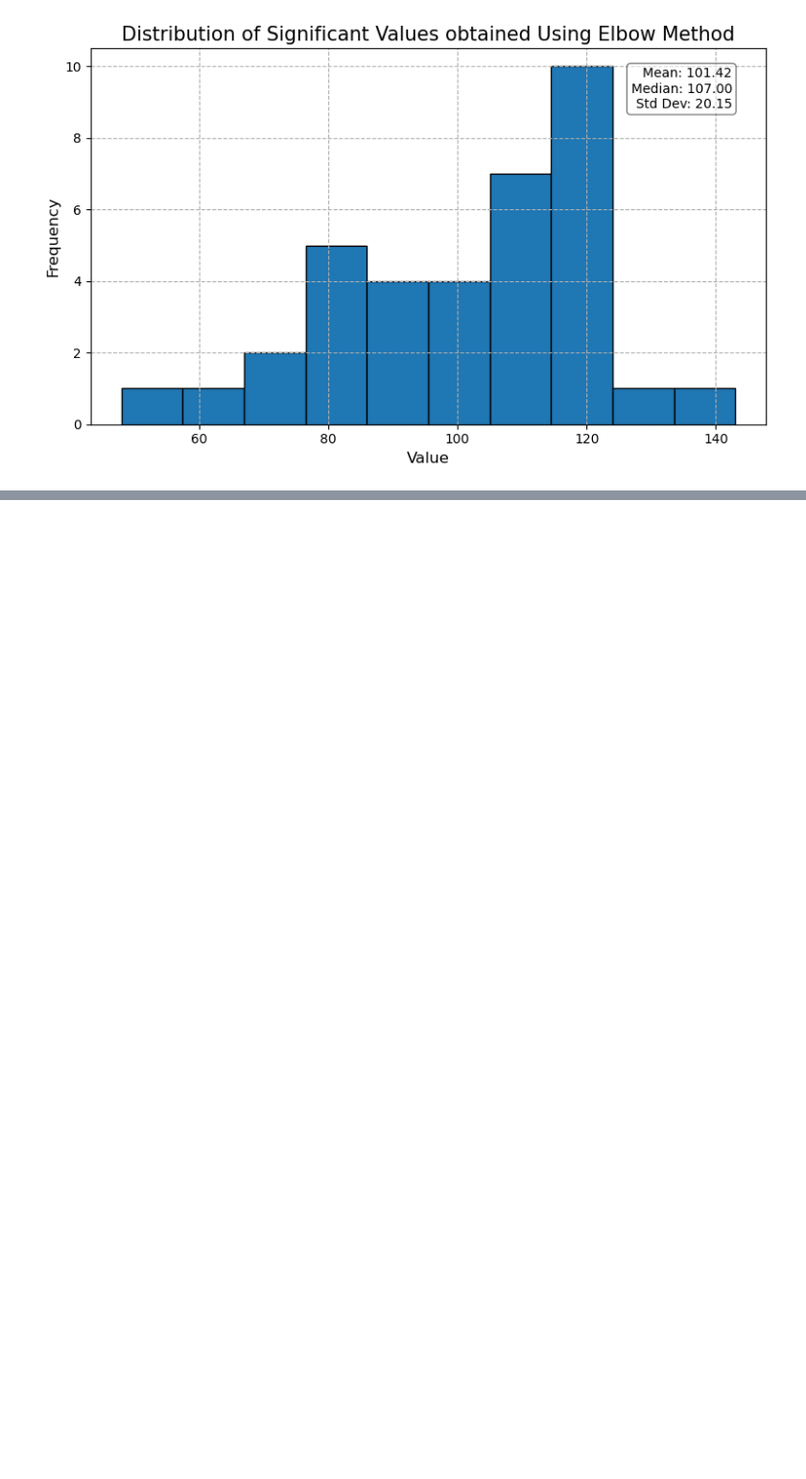
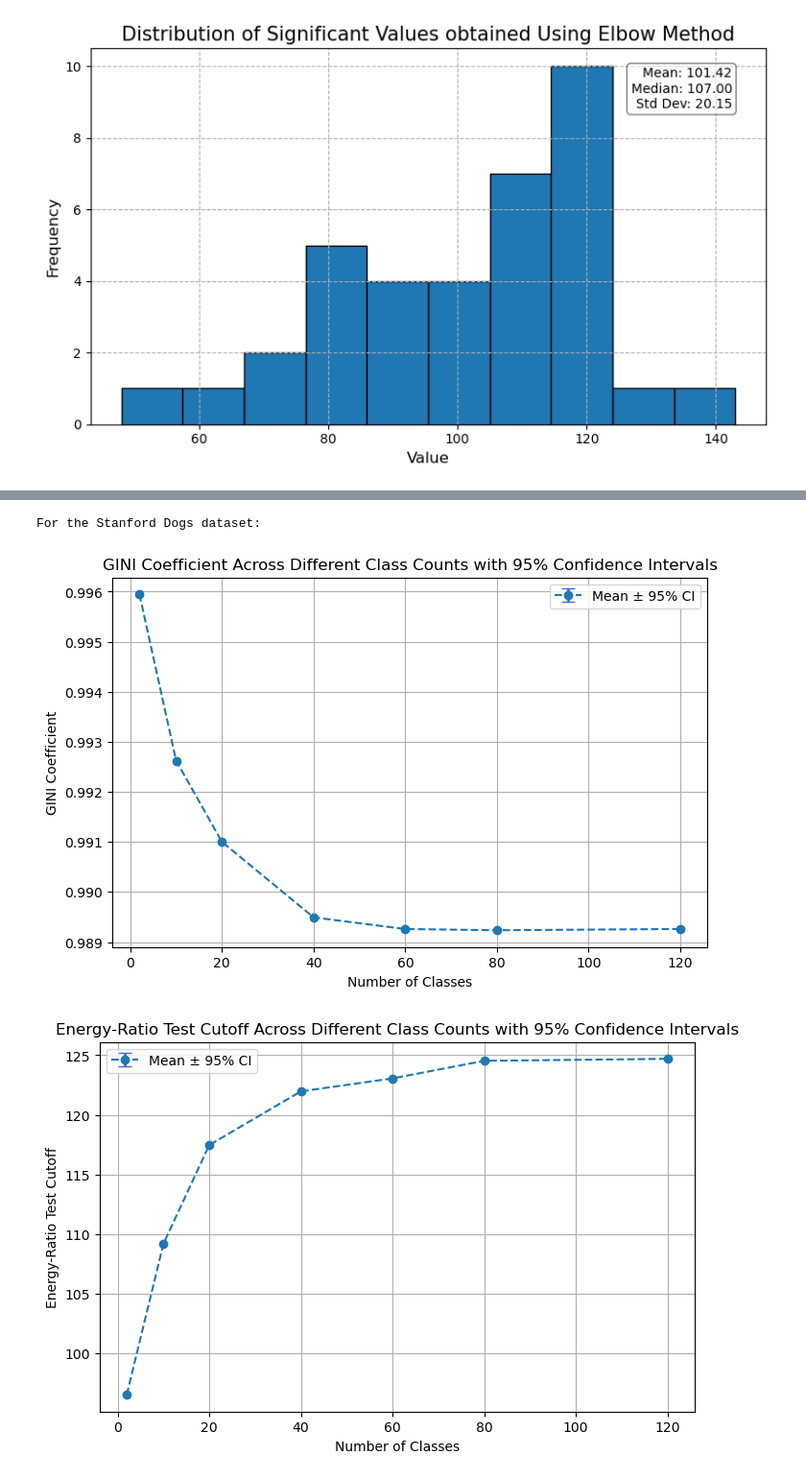
Before and after one commit to ccseibell/LoRA-Score, a Jupyter notebook: results.ipynb, the cells around one changed output, grey strips where cells are left out. Shown at 96% size. Cells and saved outputs as stored; diff of their text form; code cells hidden in the pictures; blank space fills up the shorter version.

```diff
--- a/results.ipynb
+++ b/results.ipynb
@@ -135,0 +228,9 @@ plot_histogram(elbow_counts, title="Distribution of Significant Values obtained
+# %%
+print("For the Stanford Dogs dataset:")
+plot_lora_svd_coefficients(training_data, 'stanford-dogs', "gini")
+plot_lora_svd_coefficients(training_data, 'stanford-dogs', "energy")
+plot_lora_svd_coefficients(training_data, 'stanford-dogs', "elbow")
+# %% [output]
+For the Stanford Dogs dataset:
+[figure, added]
+[figure, added]
```
Also changed, not shown: parts of 8 cells of this notebook, 2 other files.
